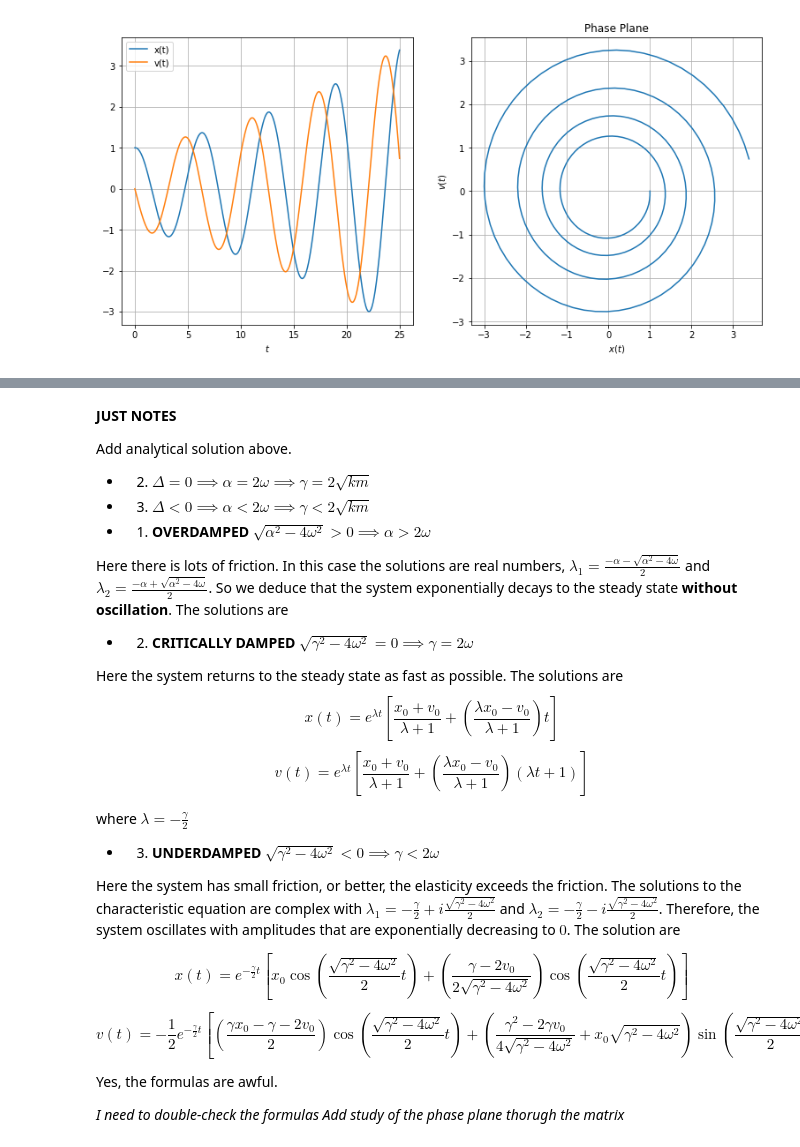
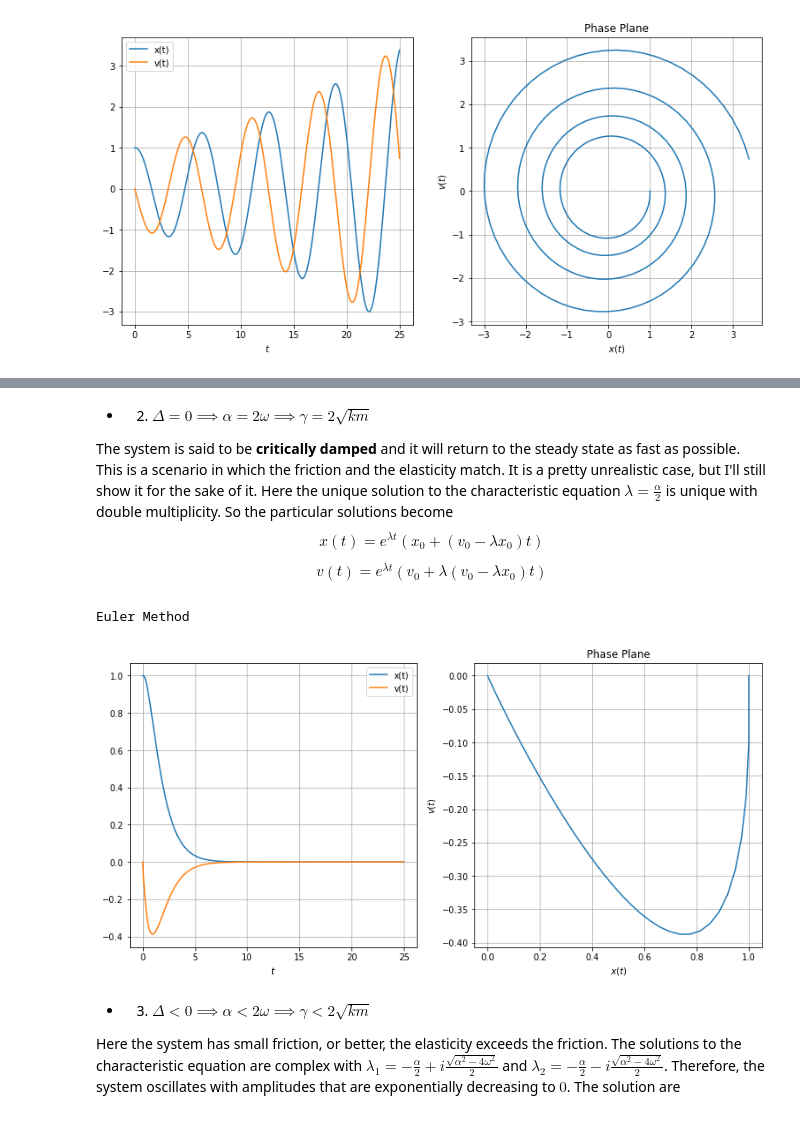
Before and after one commit to sandromikautadze/ode-solver, a Jupyter notebook: applications/oscillations.ipynb, the cells around one changed output, grey strips where cells are left out. Cells and saved outputs as stored; diff of their text form; code cells hidden in the pictures.

Commit message:
Add files via upload
Added equations of critically damped case
Minor typo fixes

```diff
--- a/applications/oscillations.ipynb
+++ b/applications/oscillations.ipynb
@@ -257,34 +259,42 @@ Euler Method
 # %% [markdown]
-**JUST NOTES**
-
-Add analytical solution above.
-
 * 2) $\Delta = 0 \implies \alpha = 2\omega \implies \gamma = 2\sqrt{km}$
 
-* 3) $\Delta < 0 \implies \alpha < 2\omega \implies \gamma < 2\sqrt{km}$
+The system is said to be **critically damped** and it will return to the steady state as fast as possible. This is a scenario in which the friction and the elasticity match. It is a pretty unrealistic case, but I'll still show it for the sake of it. Here the unique solution to the characteristic equation $\lambda = \frac{\alpha}{2}$ is unique with double multiplicity. So the particular solutions become
+$$
+x(t) = e^{\lambda t}\left(x_0 + (v_0 - \lambda x_0)t \right)
+$$
 
-* 1) **OVERDAMPED** $\sqrt{\alpha^2 - 4\omega^2} > 0 \implies \alpha > 2\omega$
-
-Here there is lots of friction. In this case the solutions are real numbers, $\lambda_1 = \frac{-\alpha - \sqrt{\alpha^2 - 4\omega}}{2}$ and $\lambda_2 = \frac{-\alpha + \sqrt{\alpha^2 - 4\omega}}{2}$. So we deduce that the system exponentially decays to the steady state **without oscillation**. The solutions are
-
-
-* 2) **CRITICALLY DAMPED** $\sqrt{\gamma^2 - 4\omega^2} = 0 \implies \gamma = 2\omega$
-
-Here the system returns to the steady state as fast as possible. The solutions are
-$$x(t) = e^{\lambda t} \left[ \frac{x_0 + v_0}{\lambda + 1} + \left( \frac{\lambda x_0 -v_0}{\lambda + 1}\right)t \right]$$
-$$v(t) = e^{\lambda t} \left[ \frac{x_0 + v_0}{\lambda + 1} + \left( \frac{\lambda x_0 -v_0}{\lambda + 1}\right) (\lambda t + 1) \right]$$
-
-where $\lambda = -\frac{\gamma}{2}$
-
-* 3) **UNDERDAMPED** $\sqrt{\gamma^2 - 4\omega^2} < 0 \implies \gamma < 2\omega$
-
-Here the system has small friction, or better, the elasticity exceeds the friction. The solutions to the characteristic equation are complex with $\lambda_1 = -\frac{\gamma}{2} + i\frac{\sqrt{\gamma^2 - 4\omega^2}}{2}$ and $\lambda_2 = -\frac{\gamma}{2} - i\frac{\sqrt{\gamma^2 - 4\omega^2}}{2}$. Therefore, the system oscillates with amplitudes that are exponentially decreasing to $0$. The solution are
-
-$$x(t) = e^{-\frac{\gamma}{2}t} \left[ x_0 \cos\left(\frac{\sqrt{\gamma^2 - 4\omega^2}}{2}t\right) + \left(\frac{\gamma - 2v_0}{2\sqrt{\gamma^2 - 4\omega^2}}\right)\cos\left(\frac{\sqrt{\gamma^2 - 4\omega^2}}{2}t\right)\right] $$
-
-$$v(t) = -\frac{1}{2}e^{-\frac{\gamma}{2}t} \left[ \left(\frac{\gamma x_0 - \gamma -2v_0}{2}\right)\cos\left(\frac{\sqrt{\gamma^2 - 4\omega^2}}{2}t\right) + \left(\frac{\gamma^2 - 2\gamma v_0}{4\sqrt{\gamma^2 - 4\omega^2}} + x_0\sqrt{\gamma^2 - 4\omega^2} \right) \sin\left(\frac{\sqrt{\gamma^2 - 4\omega^2}}{2}t\right)\right]$$
-
-Yes, the formulas are awful.
-
-*I need to double-check the formulas*
-*Add study of the phase plane thorugh the matrix*
+$$
+v(t) = e^{\lambda t}\left(v_0 + \lambda(v_0 - \lambda x_0)t \right)
+$$
+# %%
+gamma = 2 * np.sqrt(k * m)
+alpha = gamma / m
+omega = np.sqrt(k / m)
+discriminant = np.sqrt(alpha**2 - (4 * omega**2))
+A = np.array([[0, 1],[-(omega**2), -alpha]])
+b = np.array([[x0], [v0]])
+t0 = 0
+h = 0.1
+
+lam = alpha / 2
+
+c1 = x0
+c2 = v0 - lam * x0
+
+# correct solution to be added
+
+# euler
+time, approx = euler(A, b, T, t0, h)
+x_approx = approx[0]
+v_approx = approx[1]
+
+print("Euler Method")
+plot(time, x_approx, v_approx)
+# %% [output]
+Euler Method
+[figure, added]
+# %% [markdown]
+* 3) $\Delta < 0 \implies \alpha < 2\omega \implies \gamma < 2\sqrt{km}$
+
+Here the system has small friction, or better, the elasticity exceeds the friction. The solutions to the characteristic equation are complex with $\lambda_1 = -\frac{\alpha}{2} + i\frac{\sqrt{\alpha^2 - 4\omega^2}}{2}$ and $\lambda_2 = -\frac{\alpha}{2} - i\frac{\sqrt{\alpha^2 - 4\omega^2}}{2}$. Therefore, the system oscillates with amplitudes that are exponentially decreasing to $0$. The solution are
```
Also changed, not shown: parts of 3 cells of this notebook.
